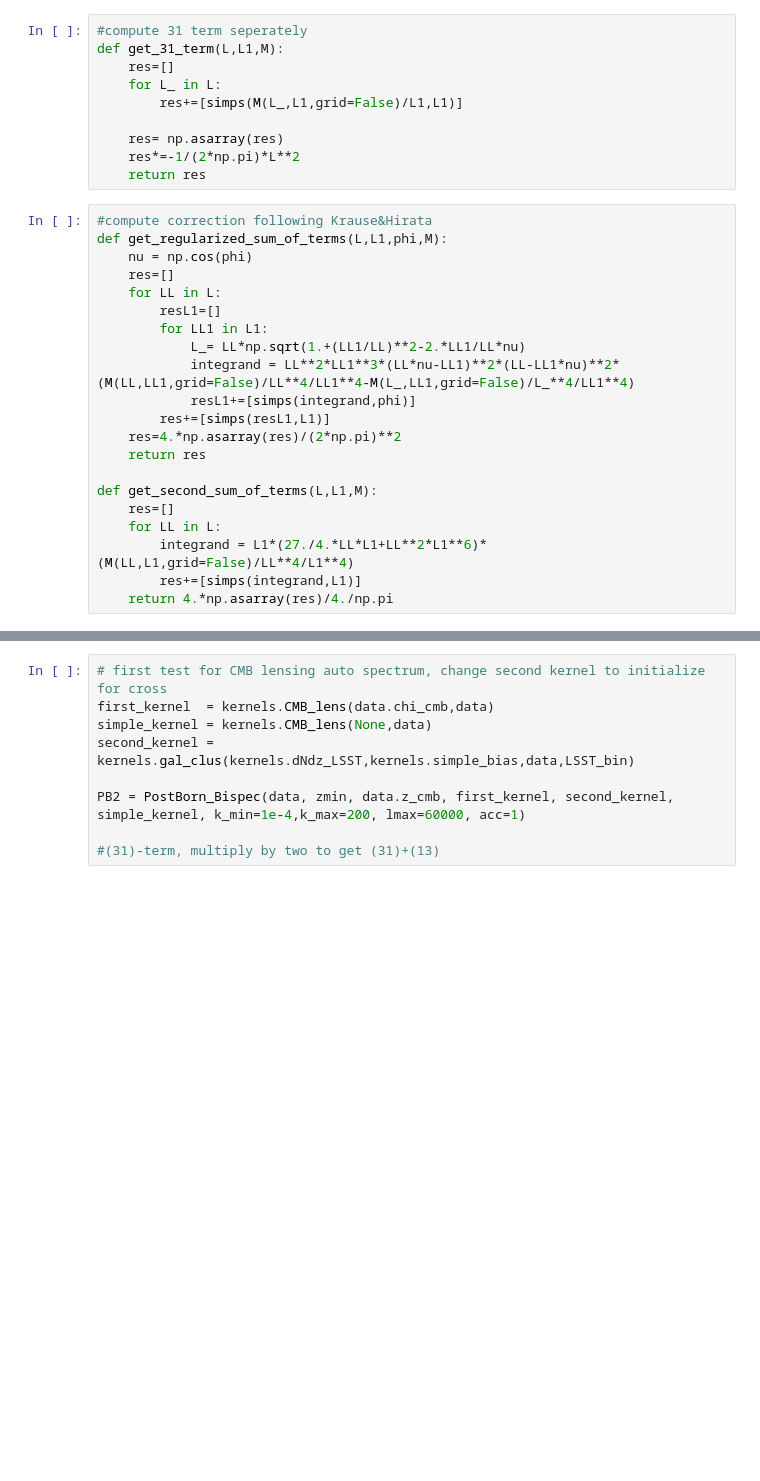
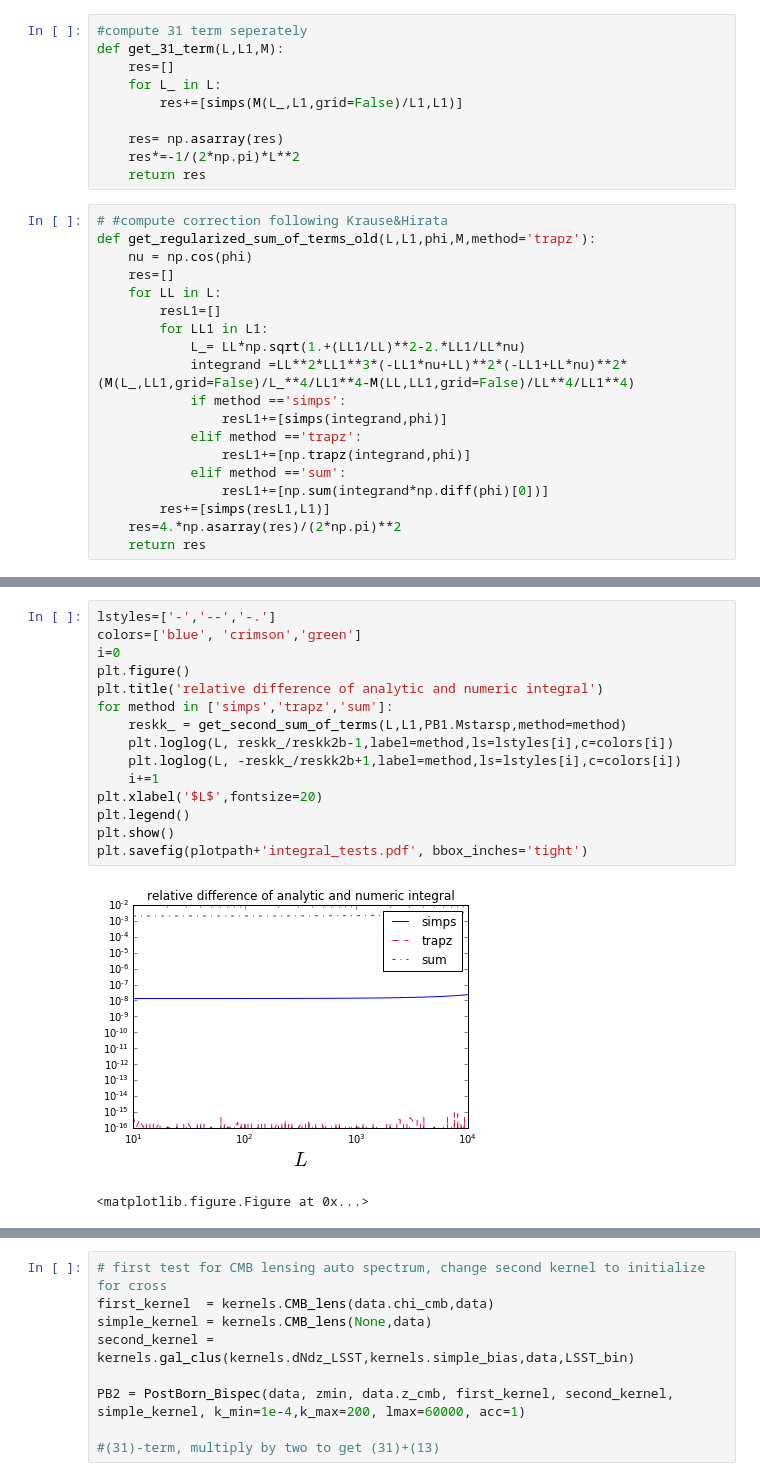
Before and after one commit to VMBoehm/BispectrumBias, a Jupyter notebook: PostBornCross.ipynb, the cells around one changed output, grey strips where cells are left out. Cells and saved outputs as stored; diff of their text form; blank space fills up the shorter version.

```diff
--- a/PostBornCross.ipynb
+++ b/PostBornCross.ipynb
@@ -44,25 +50,23 @@ def get_31_term(L,L1,M):
     res*=-1/(2*np.pi)*L**2
     return res
 # %%
-#compute correction following Krause&Hirata
-def get_regularized_sum_of_terms(L,L1,phi,M):
+# #compute correction following Krause&Hirata
+def get_regularized_sum_of_terms_old(L,L1,phi,M,method='trapz'):
     nu = np.cos(phi)
     res=[]
     for LL in L:
         resL1=[]
         for LL1 in L1:
             L_= LL*np.sqrt(1.+(LL1/LL)**2-2.*LL1/LL*nu)
-            integrand = LL**2*LL1**3*(LL*nu-LL1)**2*(LL-LL1*nu)**2*(M(LL,LL1,grid=False)/LL**4/LL1**4-M(L_,LL1,grid=False)/L_**4/LL1**4)
-            resL1+=[simps(integrand,phi)]
+            integrand =LL**2*LL1**3*(-LL1*nu+LL)**2*(-LL1+LL*nu)**2*(M(L_,LL1,grid=False)/L_**4/LL1**4-M(LL,LL1,grid=False)/LL**4/LL1**4)
+            if method =='simps':
+                resL1+=[simps(integrand,phi)]
+            elif method =='trapz':
+                resL1+=[np.trapz(integrand,phi)]
+            elif method =='sum':
+                resL1+=[np.sum(integrand*np.diff(phi)[0])]
         res+=[simps(resL1,L1)]
     res=4.*np.asarray(res)/(2*np.pi)**2
     return res
-
-def get_second_sum_of_terms(L,L1,M):
-    res=[]
-    for LL in L:
-        integrand = L1*(27./4.*LL*L1+LL**2*L1**6)*(M(LL,L1,grid=False)/LL**4/L1**4)
-        res+=[simps(integrand,L1)]
-    return 4.*np.asarray(res)/4./np.pi
 # %%
 #compute correction following Krause&Hirata
@@ -126 +147,19 @@ PB1 = PostBorn_Bispec(data, zmin, data.z_cmb, first_kernel, second_kernel, simpl
+# %%
+lstyles=['-','--','-.']
+colors=['blue', 'crimson','green']
+i=0
+plt.figure()
+plt.title('relative difference of analytic and numeric integral')
+for method in ['simps','trapz','sum']:
+    reskk_ = get_second_sum_of_terms(L,L1,PB1.Mstarsp,method=method)
+    plt.loglog(L, reskk_/reskk2b-1,label=method,ls=lstyles[i],c=colors[i])
+    plt.loglog(L, -reskk_/reskk2b+1,label=method,ls=lstyles[i],c=colors[i])
+    i+=1
+plt.xlabel('$L$',fontsize=20)
+plt.legend()
+plt.show()
+plt.savefig(plotpath+'integral_tests.pdf', bbox_inches='tight')
+# %% [output]
+[figure, added]
+<matplotlib.figure.Figure at 0x...>
 # %%
```
Also changed, not shown: parts of 9 cells of this notebook, 1 other file.
